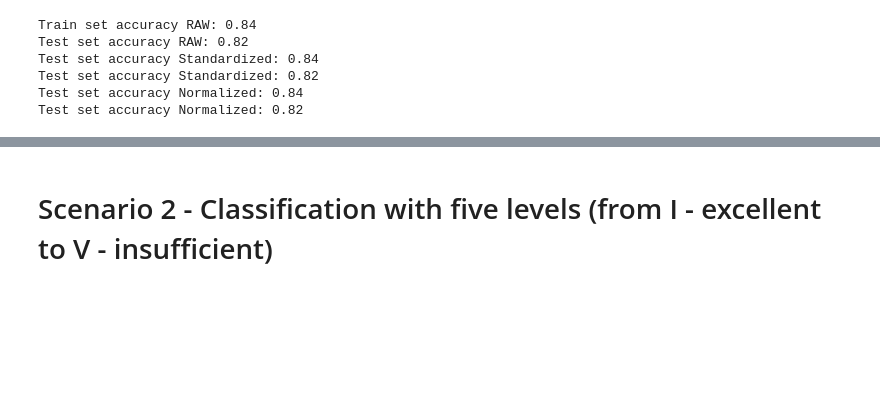
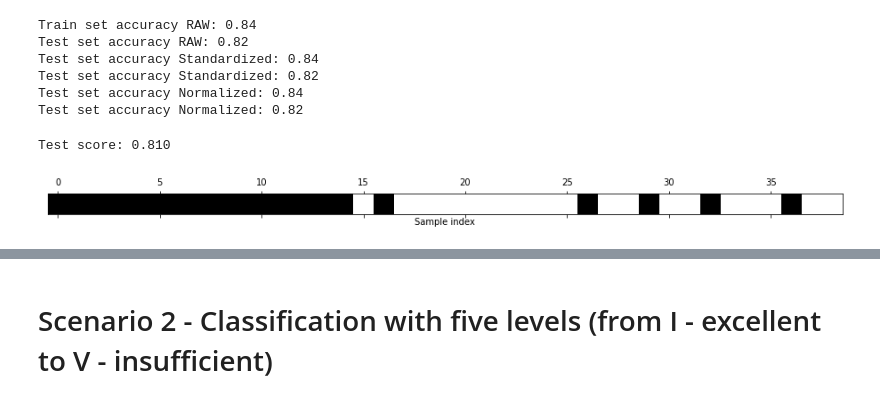
Before and after one commit to stephyap/ph1978L_finalproject, a Jupyter notebook: ph1978L_finalproject.ipynb, the cells around one changed output, grey strips where cells are left out. Cells and saved outputs as stored; diff of their text form; code cells hidden in the pictures; blank space fills up the shorter version.

Commit message:
feature selection for scenario 2

```diff
--- a/ph1978L_finalproject.ipynb
+++ b/ph1978L_finalproject.ipynb
@@ -41,8 +41,8 @@ import warnings
 warnings.filterwarnings(action= 'ignore')
 # %%
 # read in the data
-df = pd.read_csv("./Data/school_grades_dataset.csv")
-# df = pd.read_csv("/Users/joy4031/OneDrive - The University of Texas Health Science Center at Houston/F21/1978/school_grades_dataset.csv")
+# df = pd.read_csv("./Data/school_grades_dataset.csv")
+df = pd.read_csv("/Users/joy4031/OneDrive - The University of Texas Health Science Center at Houston/F21/1978/school_grades_dataset.csv")
 # df = pd.read_csv("/Users/hunter/Downloads/school_grades_dataset.csv")
 # %% [markdown]
 ## Exploratory Data Analysis
@@ -914,17 +894,3 @@ Test set accuracy Standardized: 0.94
 Test set accuracy Standardized: 0.80
 Test set accuracy Normalized: 0.94
 Test set accuracy Normalized: 0.80
-# %%
-forest = RandomForestClassifier(bootstrap=True, max_depth=10, max_features='log2', min_samples_split=5, n_estimators=60, random_state=0)
-forest.fit(X_train, y_train)
-
-importances = forest.feature_importances_
-std = np.std([tree.feature_importances_ for tree in forest.estimators_], axis=0)
-
-forest_importances = pd.Series(importances, index=X_train.columns)
-
-fig, ax = plt.subplots()
-forest_importances.plot.bar(yerr=std, ax=ax)
-ax.set_title("Feature importances")
-ax.set_ylabel("Mean decrease in impurity")
-fig.tight_layout()
@@ -1082,3 +1046,25 @@ Test set accuracy Standardized: 0.84
 Test set accuracy Standardized: 0.82
 Test set accuracy Normalized: 0.84
 Test set accuracy Normalized: 0.82
+# %%
+# Feature Selection
+from sklearn.feature_selection import SelectFromModel
+from sklearn.ensemble import RandomForestClassifier
+select = SelectFromModel(
+    RandomForestClassifier(n_estimators=100, random_state=0), threshold="median")
+select.fit(X_train, y_train)
+X_train_l1 = select.transform(X_train)
+
+mask = select.get_support()
+# visualize the mask. black is True, white is False
+plt.matshow(mask.reshape(1, -1), cmap='gray_r')
+plt.xlabel("Sample index")
+plt.yticks(())
+
+#transform then apply LogisticRegression
+X_test_l1 = select.transform(X_test)
+score = XGBClassifier(colsample_bytree= 0.7, learning_rate= 0.1, max_depth= 3, min_child_weight= 5, n_estimators= 50, random_state= 0, subsample= 0.7, eval_metric='mlogloss').fit(X_train_l1, y_train).score(X_test_l1, y_test)
+print("Test score: {:.3f}".format(score))
+# %% [output]
+Test score: 0.810
+[figure, added]
```
Also changed, not shown: parts of 78 cells of this notebook.
